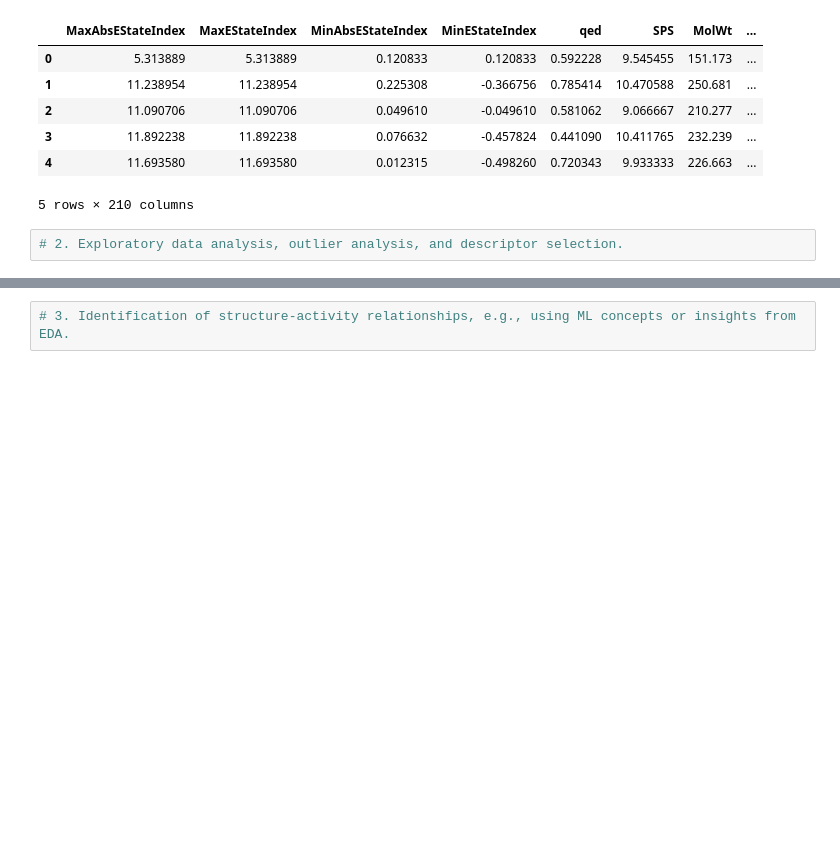
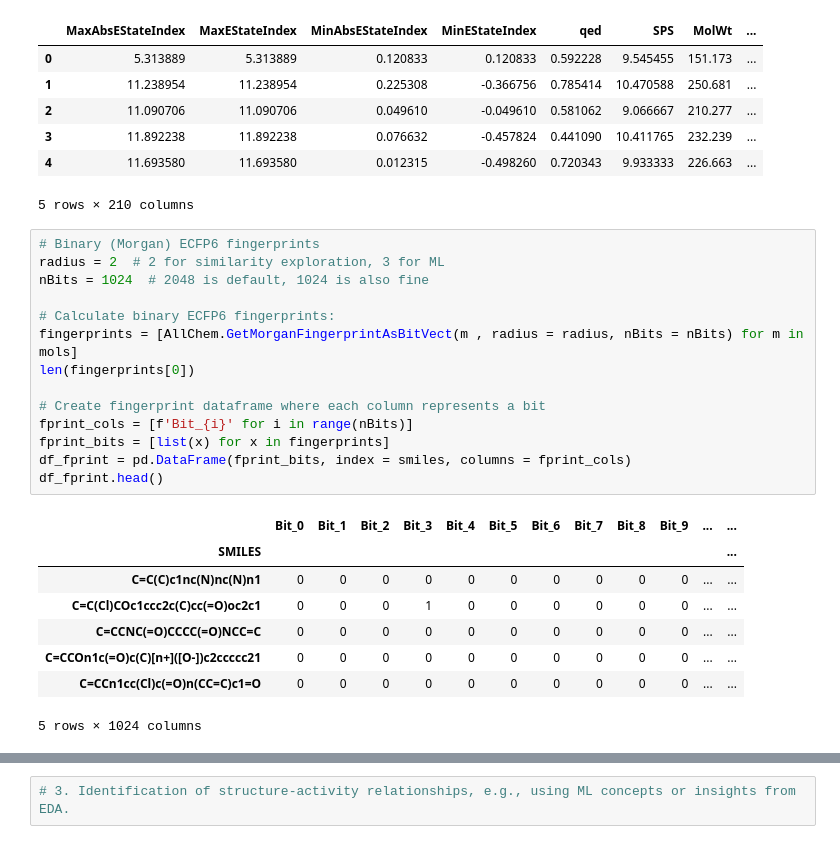
Before and after one commit to Floris-DW/8CC00group7, a Jupyter notebook: analysis.ipynb, the cells around one changed output, grey strips where cells are left out. Saved outputs shown, nothing was run; the diff lists cells and outputs as text; blank space fills up the shorter version.

Commit message:
Added the calculation of binary ECFP6 fingerprints and MACCS keys. Added correlation calculation for descriptors.

```diff
--- a/analysis.ipynb
+++ b/analysis.ipynb
@@ -42,5 +43,26 @@ df_desc_2d.head()
 | 3 | 11.892238 | 11.892238 | 0.076632 | -0.457824 | 0.441090 | 10.411765 | 232.239 | ... |
 | 4 | 11.693580 | 11.693580 | 0.012315 | -0.498260 | 0.720343 | 9.933333 | 226.663 | ... |
 5 rows × 210 columns
-# %%
-# 2. Exploratory data analysis, outlier analysis, and descriptor selection.
+# %%
+# Binary (Morgan) ECFP6 fingerprints
+radius = 2  # 2 for similarity exploration, 3 for ML
+nBits = 1024  # 2048 is default, 1024 is also fine
+
+# Calculate binary ECFP6 fingerprints:
+fingerprints = [AllChem.GetMorganFingerprintAsBitVect(m , radius = radius, nBits = nBits) for m in mols]
+len(fingerprints[0])
+
+# Create fingerprint dataframe where each column represents a bit
+fprint_cols = [f'Bit_{i}' for i in range(nBits)]
+fprint_bits = [list(x) for x in fingerprints]
+df_fprint = pd.DataFrame(fprint_bits, index = smiles, columns = fprint_cols)
+df_fprint.head()
+# %% [output]
+|  | Bit_0 | Bit_1 | Bit_2 | Bit_3 | Bit_4 | Bit_5 | Bit_6 | Bit_7 | Bit_8 | Bit_9 | ... | ... |
+| SMILES |  |  |  |  |  |  |  |  |  |  |  | ... |
+| C=C(C)c1nc(N)nc(N)n1 | 0 | 0 | 0 | 0 | 0 | 0 | 0 | 0 | 0 | 0 | ... | ... |
+| C=C(Cl)COc1ccc2c(C)cc(=O)oc2c1 | 0 | 0 | 0 | 1 | 0 | 0 | 0 | 0 | 0 | 0 | ... | ... |
+| C=CCNC(=O)CCCC(=O)NCC=C | 0 | 0 | 0 | 0 | 0 | 0 | 0 | 0 | 0 | 0 | ... | ... |
+| C=CCOn1c(=O)c(C)[n+]([O-])c2ccccc21 | 0 | 0 | 0 | 0 | 0 | 0 | 0 | 0 | 0 | 0 | ... | ... |
+| C=CCn1cc(Cl)c(=O)n(CC=C)c1=O | 0 | 0 | 0 | 0 | 0 | 0 | 0 | 0 | 0 | 0 | ... | ... |
+5 rows × 1024 columns
```
Also changed, not shown: parts of 5 cells of this notebook.
